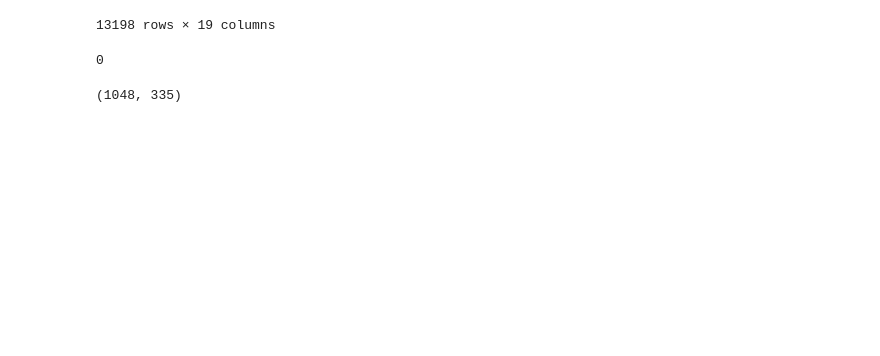
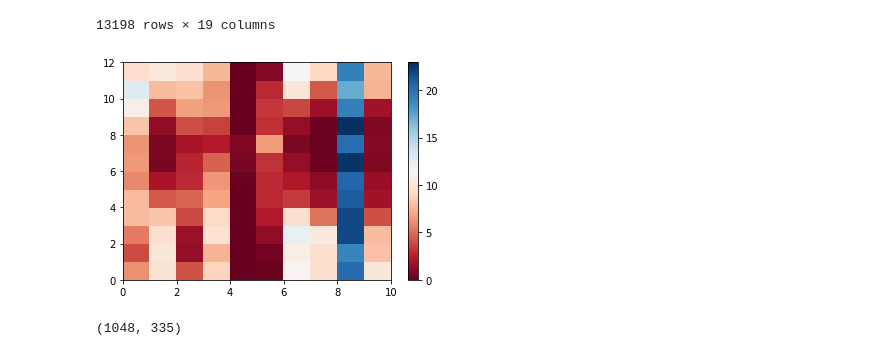
Before and after one commit to Alfadhils/DataVidia-Project, a Jupyter notebook: preprocess.ipynb, the cells around one changed output. Saved outputs shown, nothing was run; the diff lists cells and outputs as text; code cells hidden in the pictures; blank space fills up the shorter version.

```diff
--- a/preprocess.ipynb
+++ b/preprocess.ipynb
@@ -108,6 +108,15 @@ testdf
 | 13196 | 2021 | 8 | 2 | 1306 | 5.7 | 3.0 | 2.3 | ... |
 | 13197 | 2022 | 4 | 23 | 1572 | -11.4 | -14.6 | -15.7 | ... |
 13198 rows × 19 columns
+# %%
+dftest = testdf[['month','city','rain_sum (mm)']]
+dfgrp = dftest.groupby(['month','city'],as_index=False).mean()
+dfpivot = dfgrp.pivot(index='month',columns='city')
+plt.pcolor(dfpivot,cmap='RdBu')
+plt.colorbar()
+plt.show()
+# %% [output]
+[figure, added]
 # %%
 cols = testdf.columns
 riseencode = []
@@ -146,10 +155,6 @@ for row in testdf.index :
 
     riseval.append(risehour[row]*60 + risemin[row])
     setval.append(sethour[row]*60 + setmin[row])
-# %%
-riseval[11887]
-# %% [output]
-0
 # %%
 index_range = testdf.loc[testdf['city'] == 'q'].index
 validnum = sum(map(lambda x: riseval[x] != 0, index_range))
```
Also changed, not shown: parts of 2 cells of this notebook, 2 other files.
